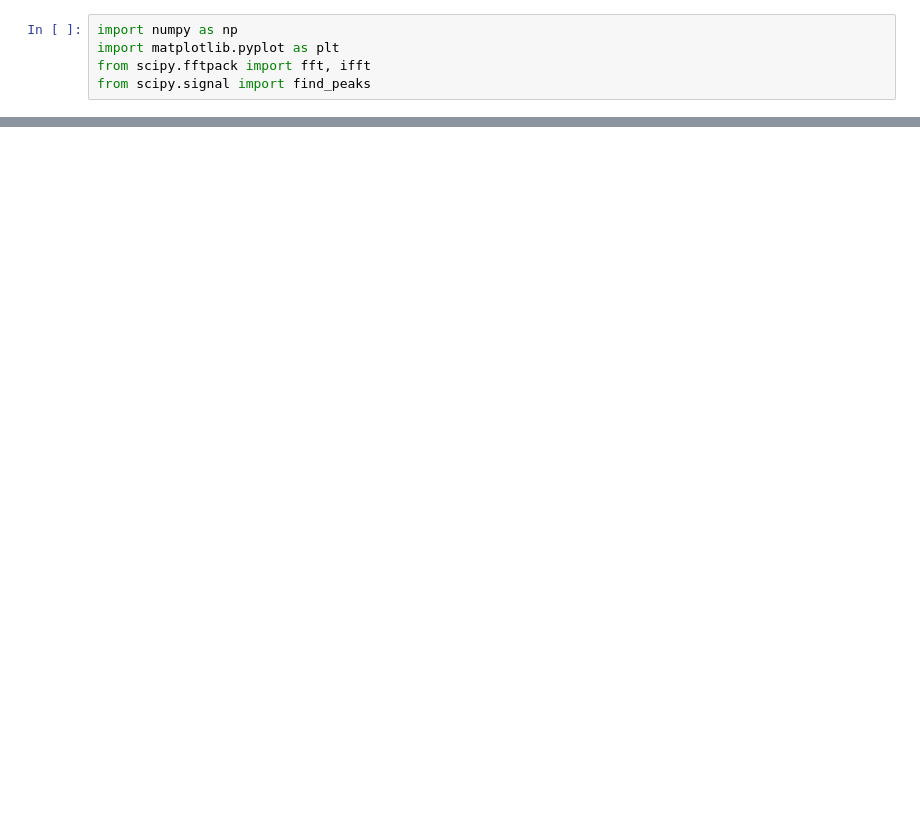
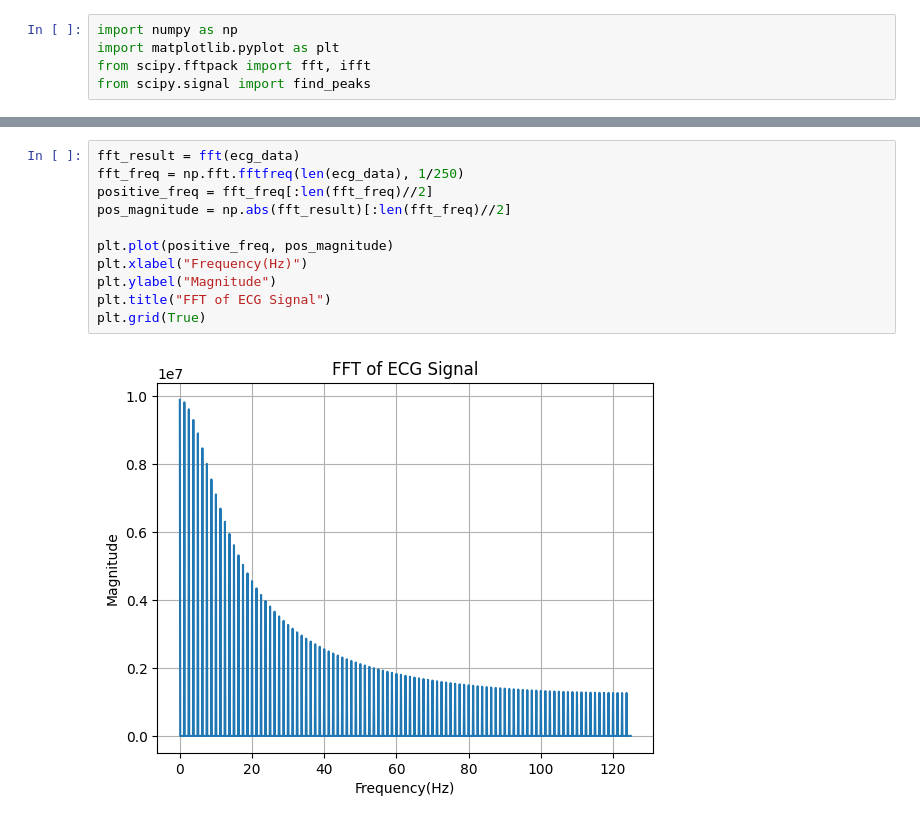
Before and after one commit to biancaitalia/BME3053C-Spring-2025, a Jupyter notebook: Homework_7.ipynb, the cells around one changed output, grey strips where cells are left out. Drawn from its saved outputs; the diff is of its cells as text; blank space fills up the shorter version.

```diff
--- a/Homework_7.ipynb
+++ b/Homework_7.ipynb
@@ -101,0 +102,13 @@ plt.plot(ecg_data)
+# %%
+fft_result = fft(ecg_data)
+fft_freq = np.fft.fftfreq(len(ecg_data), 1/250)
+positive_freq = fft_freq[:len(fft_freq)//2]
+pos_magnitude = np.abs(fft_result)[:len(fft_freq)//2]
+
+plt.plot(positive_freq, pos_magnitude)
+plt.xlabel("Frequency(Hz)")
+plt.ylabel("Magnitude")
+plt.title("FFT of ECG Signal")
+plt.grid(True)
+# %% [output]
+[figure, added]
```
Also changed, not shown: parts of 4 cells of this notebook.
